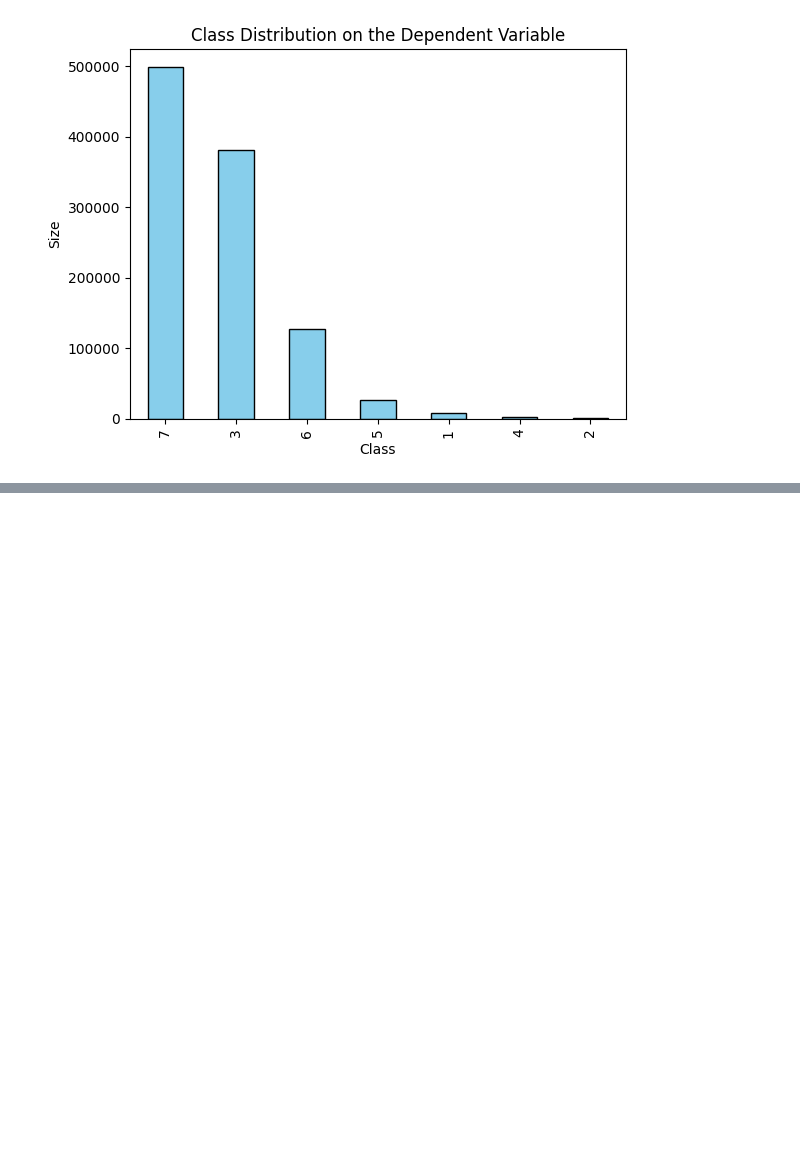
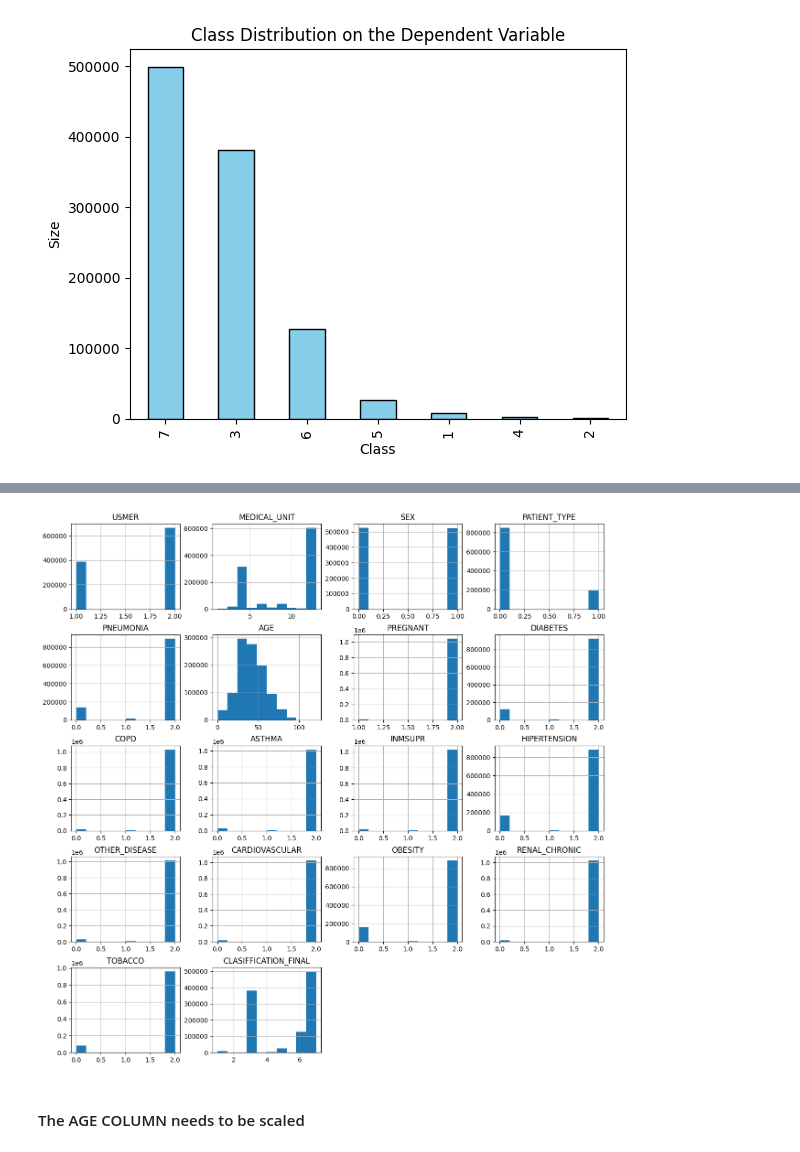
Before and after one commit to dimsparagis0210/MLTask, a Jupyter notebook: ML_Task.ipynb, the cells around one changed output, grey strips where cells are left out. Cells and saved outputs as stored; diff of their text form; code cells hidden in the pictures; blank space fills up the shorter version.

Commit message:
Finished Data Preprocessing: Handling Missing Values, Encoding Categorical values, Feature Scaling, Train_Test split

```diff
--- a/ML_Task.ipynb
+++ b/ML_Task.ipynb
@@ -105,0 +151,5 @@ Name: count, dtype: int64
+# %%
+df = df.drop('DATE_DIED', axis = 1)
+df = df.drop('DEATH', axis = 1)
+
+df.head()
@@ -105,0 +165,2 @@ Name: count, dtype: int64
+# %%
+df = df.drop(['ICU', 'INTUBED'], axis=1)
@@ -105,0 +169,6 @@ Name: count, dtype: int64
+# %%
+df = df.fillna(df.mean())
+
+
+print("\nNumber of missing values after handling:")
+print(df_imputed.isnull().sum())
@@ -105,0 +198,9 @@ Name: count, dtype: int64
+# %%
+from sklearn.preprocessing import LabelEncoder
+
+boolean_columns = ['SEX', 'PATIENT_TYPE', 'PNEUMONIA', 'DIABETES', 'COPD', 'ASTHMA', 'INMSUPR', 'HIPERTENSION', 'OTHER_DISEASE', 'CARDIOVASCULAR', 'OBESITY', 'RENAL_CHRONIC', 'TOBACCO']
+
+for col in boolean_columns:
+  df[col] = LabelEncoder().fit_transform(df[col])
+
+print(df.head())
@@ -105,0 +260,8 @@ Name: count, dtype: int64
+# %%
+import matplotlib.pyplot as plt
+df.hist(figsize=(15, 15))
+plt.show()
+# %% [output]
+[figure, added]
+# %% [markdown]
+#### The AGE COLUMN needs to be scaled
```
Also changed, not shown: parts of 23 cells of this notebook.
